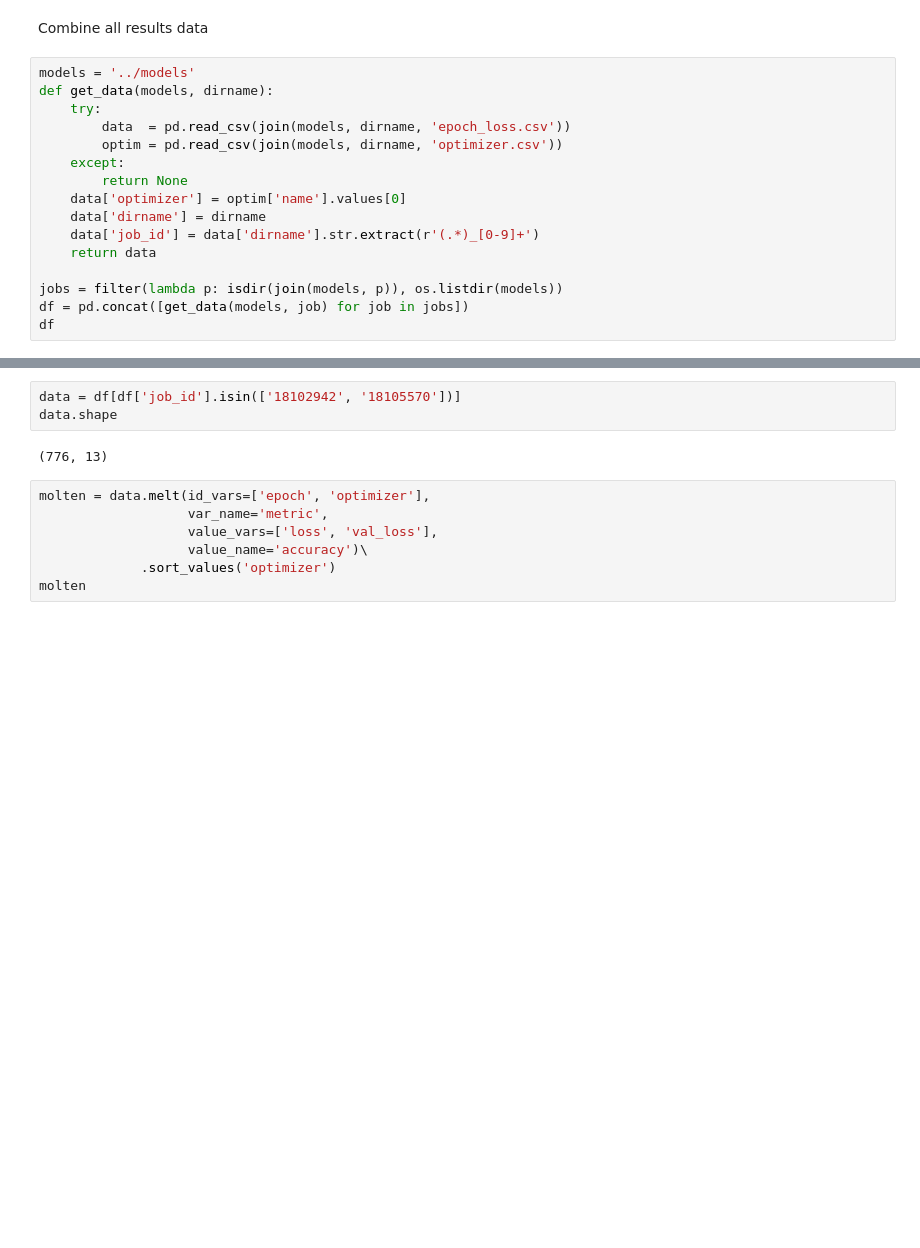
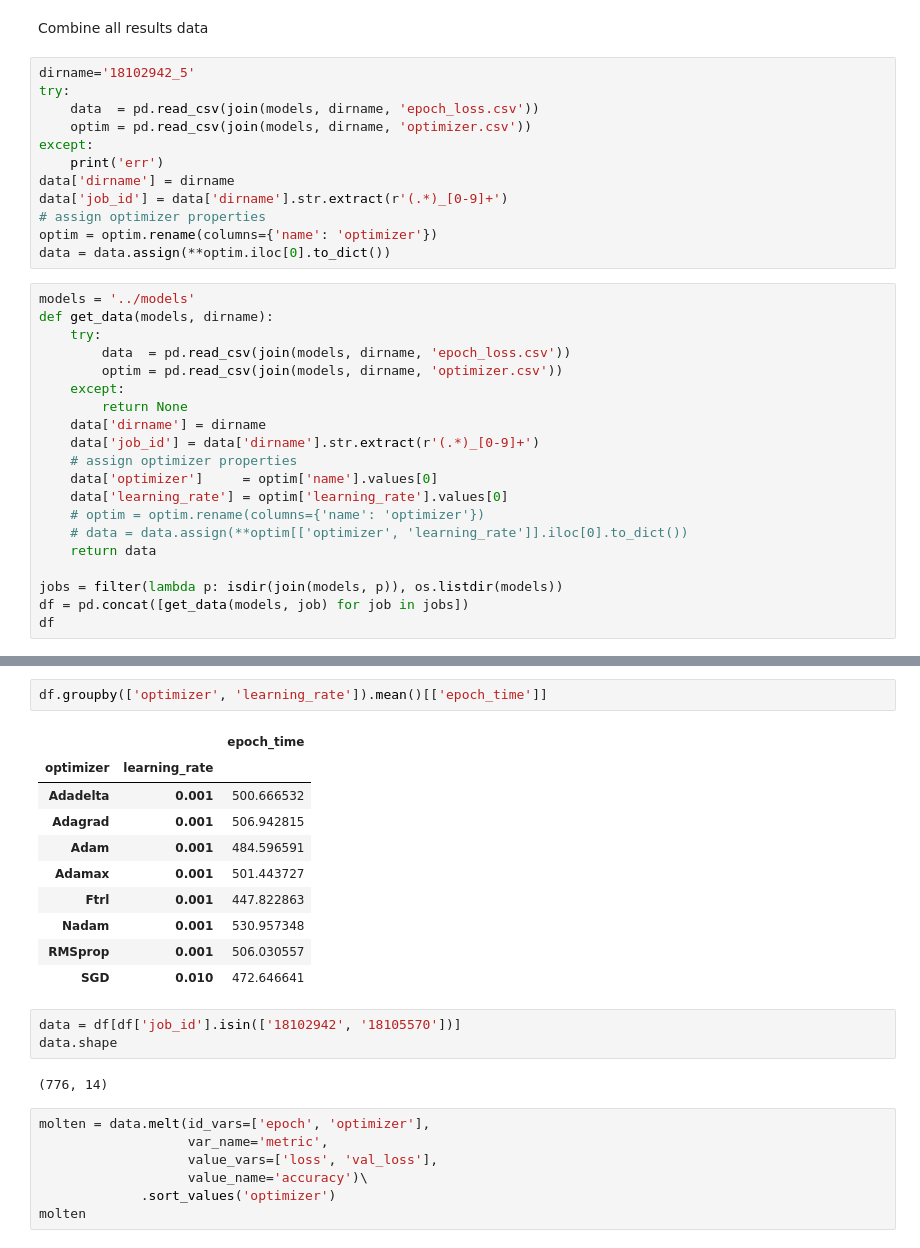
Before and after one commit to dunnkers/optimizers-sign-language, a Jupyter notebook: exploration/results.ipynb, the cells around one changed output, grey strips where cells are left out. Drawn from its saved outputs; the diff is of its cells as text; blank space fills up the shorter version.

```diff
--- a/exploration/results.ipynb
+++ b/exploration/results.ipynb
@@ -5,6 +5,18 @@ import seaborn as sns
 import matplotlib.pyplot as plt
 # %% [markdown]
 Combine all results data
+# %%
+dirname='18102942_5'
+try:
+    data  = pd.read_csv(join(models, dirname, 'epoch_loss.csv'))
+    optim = pd.read_csv(join(models, dirname, 'optimizer.csv'))
+except:
+    print('err')
+data['dirname'] = dirname
+data['job_id'] = data['dirname'].str.extract(r'(.*)_[0-9]+')
+# assign optimizer properties
+optim = optim.rename(columns={'name': 'optimizer'})
+data = data.assign(**optim.iloc[0].to_dict())
 # %%
 models = '../models'
 def get_data(models, dirname):
@@ -13,9 +25,13 @@ def get_data(models, dirname):
         optim = pd.read_csv(join(models, dirname, 'optimizer.csv'))
     except:
         return None
-    data['optimizer'] = optim['name'].values[0]
     data['dirname'] = dirname
     data['job_id'] = data['dirname'].str.extract(r'(.*)_[0-9]+')
+    # assign optimizer properties
+    data['optimizer']     = optim['name'].values[0]
+    data['learning_rate'] = optim['learning_rate'].values[0]
+    # optim = optim.rename(columns={'name': 'optimizer'})
+    # data = data.assign(**optim[['optimizer', 'learning_rate']].iloc[0].to_dict())
     return data
 
 jobs = filter(lambda p: isdir(join(models, p)), os.listdir(models))
@@ -38,8 +54,21 @@ df
+# %%
+df.groupby(['optimizer', 'learning_rate']).mean()[['epoch_time']]
+# %% [output]
+|  |  | epoch_time |
+| optimizer | learning_rate |  |
+| Adadelta | 0.001 | 500.666532 |
+| Adagrad | 0.001 | 506.942815 |
+| Adam | 0.001 | 484.596591 |
+| Adamax | 0.001 | 501.443727 |
+| Ftrl | 0.001 | 447.822863 |
+| Nadam | 0.001 | 530.957348 |
+| RMSprop | 0.001 | 506.030557 |
+| SGD | 0.010 | 472.646641 |
 # %%
 data = df[df['job_id'].isin(['18102942', '18105570'])]
 data.shape
 # %% [output]
-(776, 13)
+(776, 14)
 # %%
 molten = data.melt(id_vars=['epoch', 'optimizer'],
                    var_name='metric',
```
Also changed, not shown: parts of 1 cell of this notebook, 1 other file.
